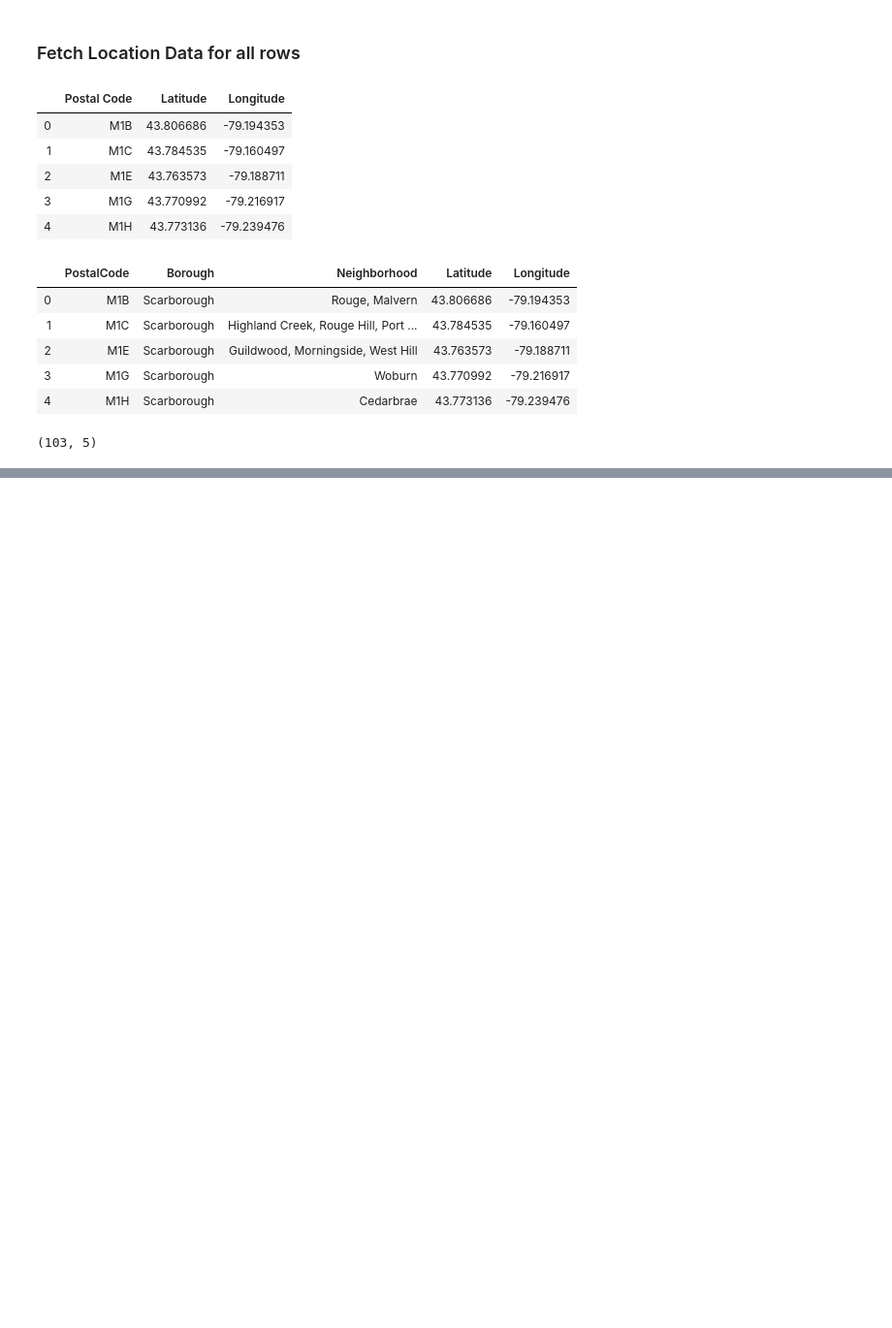
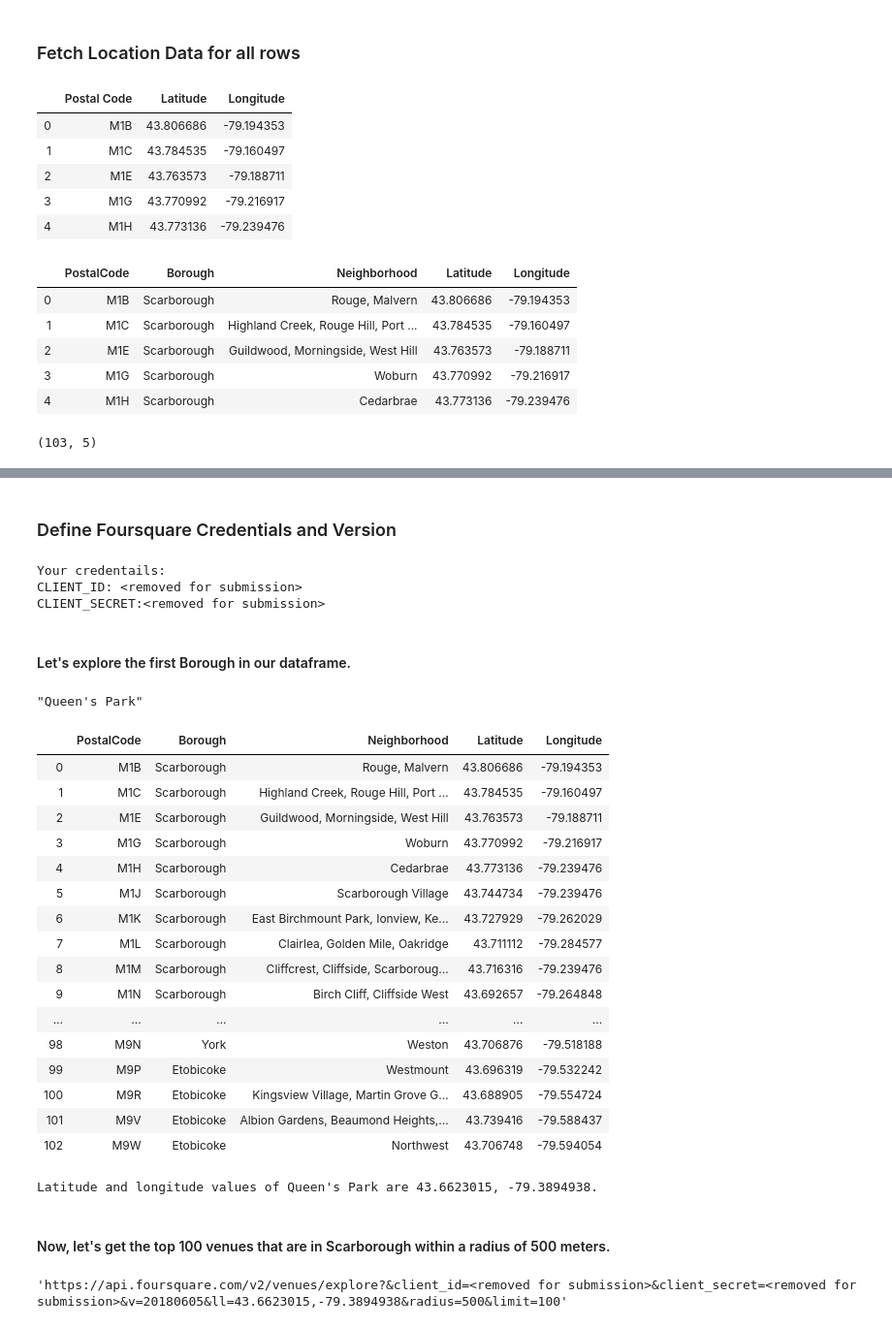
Before and after one commit to ivsaimanoj/Coursera_Capstone, a Jupyter notebook: TorontoNeighborhoods.ipynb, the cells around one changed output, grey strips where cells are left out. Shown at 97% size. Cells and saved outputs as stored; diff of their text form; code cells hidden in the pictures; blank space fills up the shorter version.

```diff
--- a/TorontoNeighborhoods.ipynb
+++ b/TorontoNeighborhoods.ipynb
@@ -252,0 +271,8 @@ df.shape
+# %%
+# create map of Toronto using latitude and longitude values
+map_toronto = folium.Map(location=[latitude, longitude], zoom_start=10)
+
+neighbors=pd.read_csv('neighbors_processed.csv')
+neighbors=neighbors[['PostalCode', 'Borough', 'Neighborhood', 'Latitude', 'Longitude']]
+
+neighbors.head()
@@ -252,0 +308,68 @@ df.shape
+# %% [markdown]
+### Define Foursquare Credentials and Version
+# %%
+CLIENT_ID = '<removed for submission>' # your Foursquare ID
+CLIENT_SECRET = '<removed for submission>' # your Foursquare Secret
+VERSION = '20180605' # Foursquare API version
+
+print('Your credentails:')
+print('CLIENT_ID: ' + CLIENT_ID)
+print('CLIENT_SECRET:' + CLIENT_SECRET)
+# %% [output]
+Your credentails:
+CLIENT_ID: <removed for submission>
+CLIENT_SECRET:<removed for submission>
+# %% [markdown]
+#### Let's explore the first Borough in our dataframe.
+# %%
+neighbors.loc[85, 'Neighborhood']
+# %% [output]
+"Queen's Park"
+# %%
+neighbors
+# %% [output]
+|  | PostalCode | Borough | Neighborhood | Latitude | Longitude |
+| 0 | M1B | Scarborough | Rouge, Malvern | 43.806686 | -79.194353 |
+| 1 | M1C | Scarborough | Highland Creek, Rouge Hill, Port ... | 43.784535 | -79.160497 |
+| 2 | M1E | Scarborough | Guildwood, Morningside, West Hill | 43.763573 | -79.188711 |
+| 3 | M1G | Scarborough | Woburn | 43.770992 | -79.216917 |
+| 4 | M1H | Scarborough | Cedarbrae | 43.773136 | -79.239476 |
+| 5 | M1J | Scarborough | Scarborough Village | 43.744734 | -79.239476 |
+| 6 | M1K | Scarborough | East Birchmount Park, Ionview, Ke... | 43.727929 | -79.262029 |
+| 7 | M1L | Scarborough | Clairlea, Golden Mile, Oakridge | 43.711112 | -79.284577 |
+| 8 | M1M | Scarborough | Cliffcrest, Cliffside, Scarboroug... | 43.716316 | -79.239476 |
+| 9 | M1N | Scarborough | Birch Cliff, Cliffside West | 43.692657 | -79.264848 |
+| ... | ... | ... | ... | ... | ... |
+| 98 | M9N | York | Weston | 43.706876 | -79.518188 |
+| 99 | M9P | Etobicoke | Westmount | 43.696319 | -79.532242 |
+| 100 | M9R | Etobicoke | Kingsview Village, Martin Grove G... | 43.688905 | -79.554724 |
+| 101 | M9V | Etobicoke | Albion Gardens, Beaumond Heights,... | 43.739416 | -79.588437 |
+| 102 | M9W | Etobicoke | Northwest | 43.706748 | -79.594054 |
+# %%
+neighborhood_latitude = neighbors.loc[85, 'Latitude'] # neighborhood latitude value
+neighborhood_longitude = neighbors.loc[85, 'Longitude'] # neighborhood longitude value
+
+neighborhood_name = neighbors.loc[85, 'Neighborhood'] # neighborhood name
+
+print('Latitude and longitude values of {} are {}, {}.'.format(neighborhood_name,
+                                                               neighborhood_latitude,
+                                                               neighborhood_longitude))
+# %% [output]
+Latitude and longitude values of Queen's Park are 43.6623015, -79.3894938.
+# %% [markdown]
+#### Now, let's get the top 100 venues that are in Scarborough within a radius of 500 meters.
+# %%
+LIMIT = 100 # limit of number of venues returned by Foursquare API
+radius = 500 # define radius
+
+url = 'https://api.foursquare.com/v2/venues/explore?&client_id={}&client_secret={}&v={}&ll={},{}&radius={}&limit={}'.format(
+    CLIENT_ID,
+    CLIENT_SECRET,
+    VERSION,
+    neighborhood_latitude,
+    neighborhood_longitude,
+    radius,
+    LIMIT)
+url # display URL
+# %% [output]
+'https://api.foursquare.com/v2/venues/explore?&client_id=<removed for submission>&client_secret=<removed for submission>&v=20180605&ll=43.6623015,-79.3894938&radius=500&limit=100'
```
Also changed, not shown: parts of 50 cells of this notebook, 1 other file.
